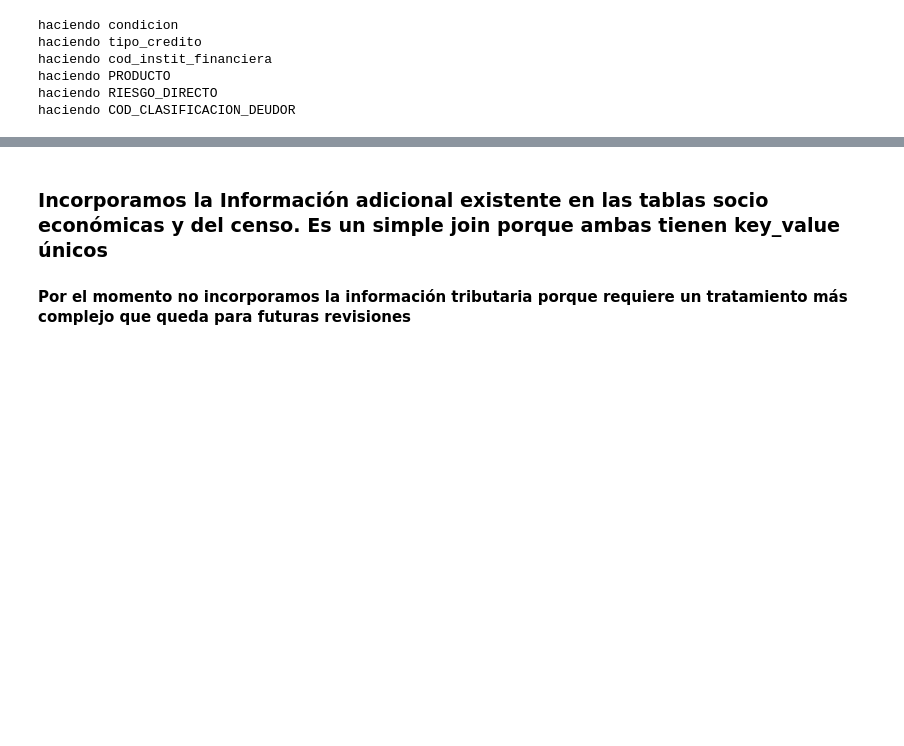
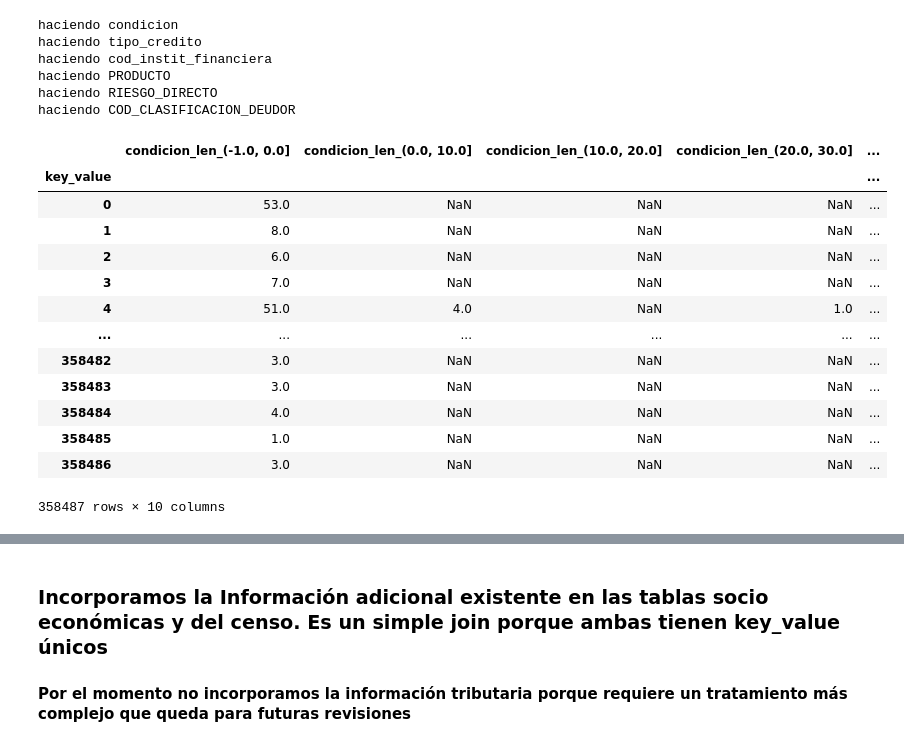
Before and after one commit to Guillin/interbank20, a Jupyter notebook: notebooks/visualization/benchmark-1.ipynb, the cells around one changed output, grey strips where cells are left out. Saved outputs shown, nothing was run; the diff lists cells and outputs as text; code cells hidden in the pictures; blank space fills up the shorter version.

```diff
--- a/notebooks/visualization/benchmark-1.ipynb
+++ b/notebooks/visualization/benchmark-1.ipynb
@@ -62,3 +62,20 @@ haciendo cod_instit_financiera
 haciendo PRODUCTO
 haciendo RIESGO_DIRECTO
 haciendo COD_CLASIFICACION_DEUDOR
+# %%
+train[0]
+# %% [output]
+|  | condicion_len_(-1.0, 0.0] | condicion_len_(0.0, 10.0] | condicion_len_(10.0, 20.0] | condicion_len_(20.0, 30.0] | ... |
+| key_value |  |  |  |  | ... |
+| 0 | 53.0 | NaN | NaN | NaN | ... |
+| 1 | 8.0 | NaN | NaN | NaN | ... |
+| 2 | 6.0 | NaN | NaN | NaN | ... |
+| 3 | 7.0 | NaN | NaN | NaN | ... |
+| 4 | 51.0 | 4.0 | NaN | 1.0 | ... |
+| ... | ... | ... | ... | ... | ... |
+| 358482 | 3.0 | NaN | NaN | NaN | ... |
+| 358483 | 3.0 | NaN | NaN | NaN | ... |
+| 358484 | 4.0 | NaN | NaN | NaN | ... |
+| 358485 | 1.0 | NaN | NaN | NaN | ... |
+| 358486 | 3.0 | NaN | NaN | NaN | ... |
+358487 rows × 10 columns
```
Also changed, not shown: parts of 7 cells of this notebook, 1 other file.
